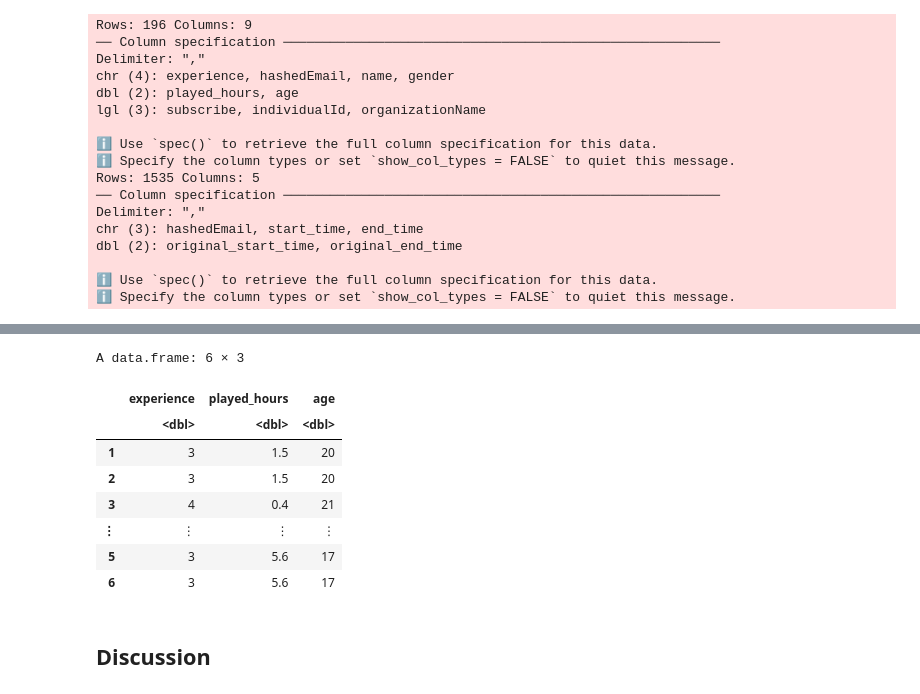
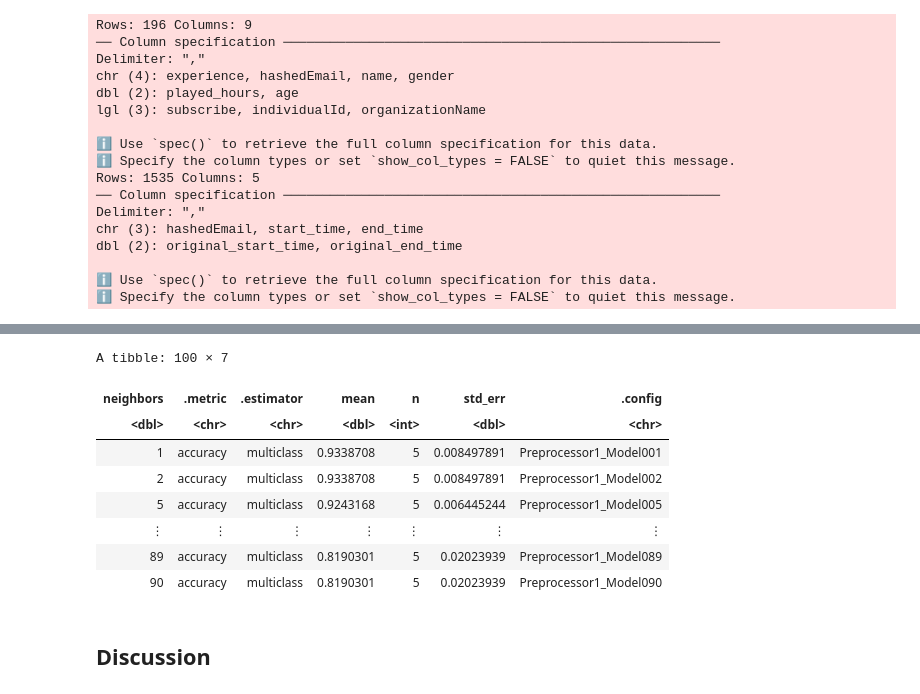
Before and after one commit to EtanSun/DSCI_100_Project, a Jupyter notebook: project.ipynb, the cells around one changed output, grey strips where cells are left out. Cells and saved outputs as stored; diff of their text form; code cells hidden in the pictures.

```diff
--- a/project.ipynb
+++ b/project.ipynb
@@ -184,18 +183,56 @@ Warning message in scale_y_log10():
-# %%
-#Numbering experience levels off
-play_data_edit <- playdate_final |>
-mutate(experience =case_when(experience=="Veteran" ~ 5, experience=="Pro" ~ 4, experience=="Regular" ~ 3,experience=="Amateur" ~ 2, experience == "Beginner" ~ 1))
-head(play_data_edit)
-# %% [output]
-A data.frame: 6 × 3
-|  | experience | played_hours | age |
-|  | <dbl> | <dbl> | <dbl> |
-| 1 | 3 | 1.5 | 20 |
-| 2 | 3 | 1.5 | 20 |
-| 3 | 4 | 0.4 | 21 |
-| ⋮ | ⋮ | ⋮ | ⋮ |
-| 5 | 3 | 5.6 | 17 |
-| 6 | 3 | 5.6 | 17 |
+# %%
+#Creating the model
+
+#Split the data into a training and testing set
+playdate_split <- playdate_final |>
+initial_split (prop = 0.75, strata = experience)
+
+#Obtain the training and testing sets
+playdate_training <- training (playdate_split)
+playdate_testing <- testing (playdate_split)
+
+#Creating the recipe
+playdate_recipe <- recipe (experience ~., data = playdate_training) |>
+                        step_scale (all_predictors()) |>
+                        step_center (all_predictors()) |>
+                        step_upsample (experience, over_ratio = 1, skip = TRUE)
+
+#Creating the tuning model
+playdate_tune <- nearest_neighbor (weight_func = "rectangular", neighbors = tune()) |>
+                    set_engine ("kknn") |>
+                    set_mode ("classification")
+
+
+#Creating the validation data set
+playdate_vfold <- vfold_cv (playdate_training, v = 5, strata = experience)
+
+
+#Creating the tibble function for the K values
+k_vals <- tibble (neighbors = seq (from = 1, to = 100, by = 1))
+
+#Creating the workflow
+knn_tune_results <- workflow () |>
+add_model (playdate_tune) |>
+add_recipe (playdate_recipe) |>
+tune_grid (resamples = playdate_vfold, grid = k_vals) |>
+collect_metrics ()
+
+#Filter the metrics just for accuracy
+knn_tune_accuracy <- knn_tune_results |>
+filter (.metric == "accuracy") |>
+arrange (desc(mean))
+
+knn_tune_accuracy
+# %% [output]
+A tibble: 100 × 7
+| neighbors | .metric | .estimator | mean | n | std_err | .config |
+| <dbl> | <chr> | <chr> | <dbl> | <int> | <dbl> | <chr> |
+| 1 | accuracy | multiclass | 0.9338708 | 5 | 0.008497891 | Preprocessor1_Model001 |
+| 2 | accuracy | multiclass | 0.9338708 | 5 | 0.008497891 | Preprocessor1_Model002 |
+| 5 | accuracy | multiclass | 0.9243168 | 5 | 0.006445244 | Preprocessor1_Model005 |
+| ⋮ | ⋮ | ⋮ | ⋮ | ⋮ | ⋮ | ⋮ |
+| 89 | accuracy | multiclass | 0.8190301 | 5 | 0.02023939 | Preprocessor1_Model089 |
+| 90 | accuracy | multiclass | 0.8190301 | 5 | 0.02023939 | Preprocessor1_Model090 |
 # %% [markdown]
 ## Discussion
 # %% [markdown]
```
Also changed, not shown: parts of 7 cells of this notebook.
